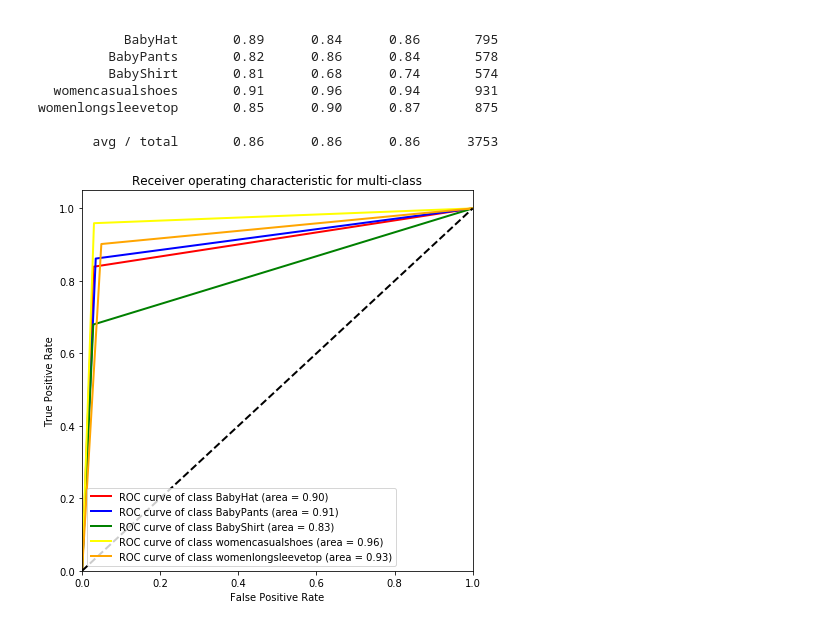
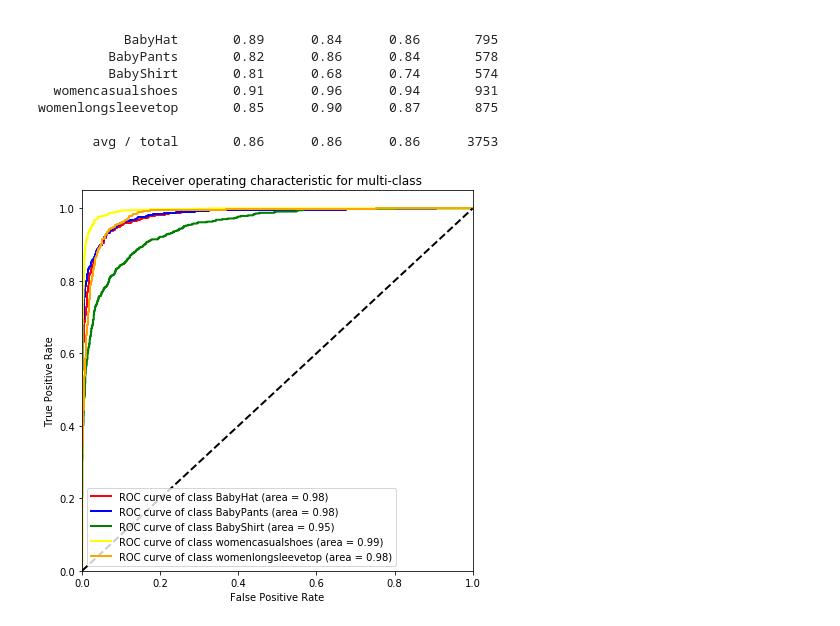
Before and after one commit to kennethrithvik/IET-Shopee_hackathon, a Jupyter notebook: subclass_experiment/Train.ipynb, the cells around one changed output. Saved outputs shown, nothing was run; the diff lists cells and outputs as text; code cells hidden in the pictures.

Commit message:
plotted correct roc curve

```diff
--- a/subclass_experiment/Train.ipynb
+++ b/subclass_experiment/Train.ipynb
@@ -155,6 +155,7 @@ final_test_set = test_datagen.flow_from_directory(folder_path+"test/",
                                             class_mode = 'categorical')
 
 y_pred = classifier.predict_generator(final_test_set)
+y_pred_probabilities=y_pred
 df=pd.DataFrame(y_pred,columns=['c0','c1','c2','c3','c4'])
 y_pred = np.argmax(y_pred,axis = 1)
 y_actual = final_test_set.classes
@@ -188,6 +189,7 @@ womenlongsleevetop       0.85      0.90      0.87       875
 
        avg / total       0.86      0.86      0.86      3753
 # %%
+#ROC Curve for each class
 from sklearn.metrics import roc_curve, auc
 from sklearn.preprocessing import label_binarize
 from sklearn.multiclass import OneVsRestClassifier
@@ -197,8 +199,10 @@ from scipy import interp
 from itertools import cycle
 
 y_actual_binary = label_binarize(y_actual, classes=[0, 1, 2, 3, 4])
-y_pred_binary = label_binarize(y_pred, classes=[0, 1, 2, 3, 4])
+y_pred_binary = y_pred_probabilities#label_binarize(y_pred_probabilities, classes=[0, 1, 2, 3, 4])
 n_classes=5
+lw=2
+
 # Compute ROC curve and ROC area for each class
 fpr = dict()
 tpr = dict()
@@ -219,31 +223,31 @@ all_fpr = np.unique(np.concatenate([fpr[i] for i in range(n_classes)]))
 # Then interpolate all ROC curves at this points
 mean_tpr = np.zeros_like(all_fpr)
 for i in range(n_classes):
     mean_tpr += interp(all_fpr, fpr[i], tpr[i])
 
 # Finally average it and compute AUC
 mean_tpr /= n_classes
 
 fpr["macro"] = all_fpr
 tpr["macro"] = mean_tpr
 roc_auc["macro"] = auc(fpr["macro"], tpr["macro"])
 
 # Plot all ROC curves
 plt.figure(figsize=(7, 7))
 
 colors = cycle(['red','blue','green','yellow','orange'])
 for i, color in zip(range(n_classes), colors):
     plt.plot(fpr[i], tpr[i], color=color, lw=lw,
              label='ROC curve of class {0} (area = {1:0.2f})'
              ''.format(classnames[i], roc_auc[i]))
 
 plt.plot([0, 1], [0, 1], 'k--', lw=lw)
 plt.xlim([0.0, 1.0])
 plt.ylim([0.0, 1.05])
 plt.xlabel('False Positive Rate')
 plt.ylabel('True Positive Rate')
 plt.title('Receiver operating characteristic for multi-class')
 plt.legend(loc="best")
 plt.show()
 # %% [output]
-[figure, old version]
+[figure, new version]
```
